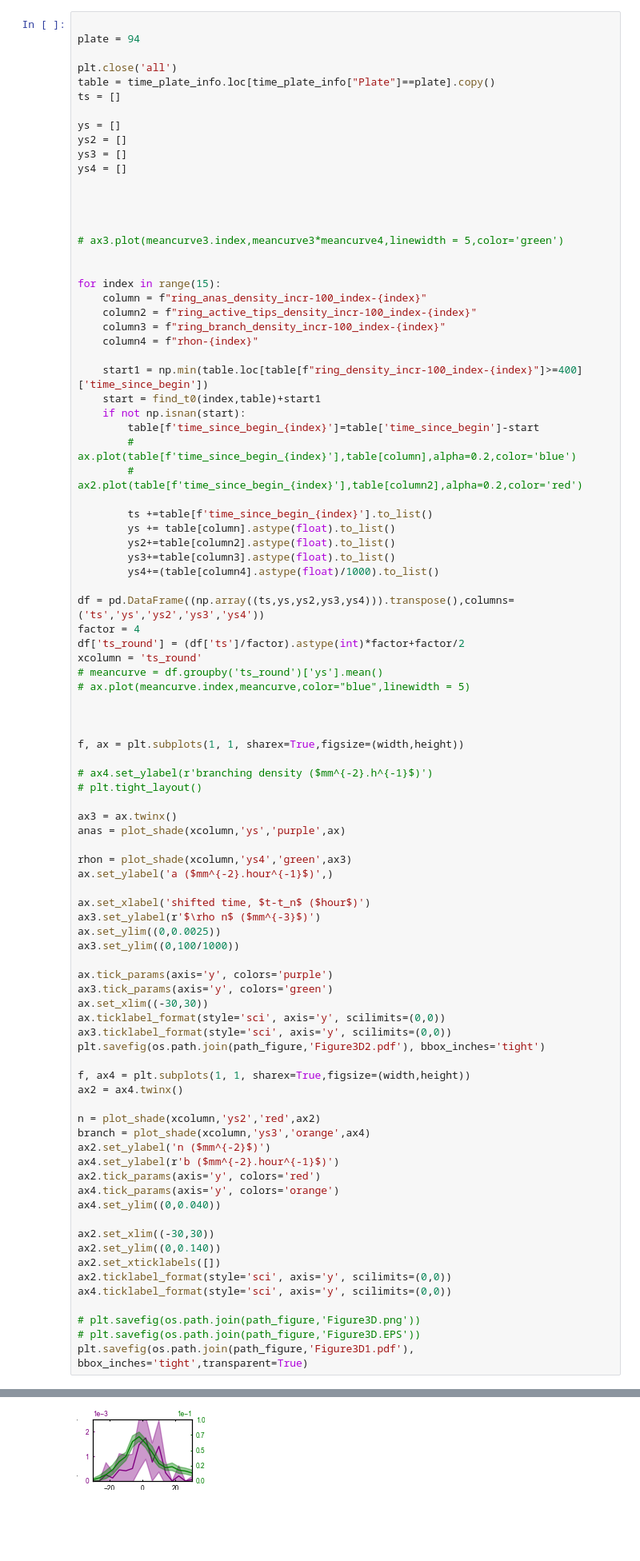
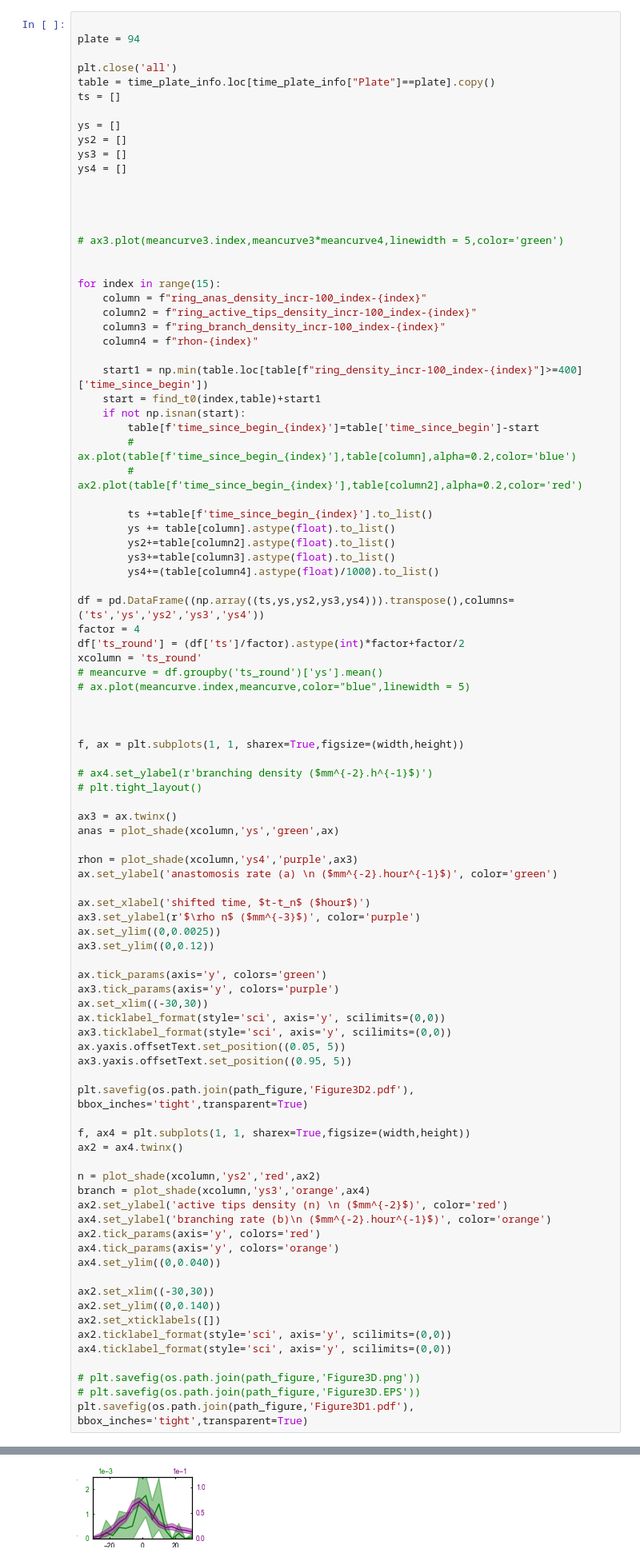
Before and after one commit to Cocopyth/local_amf, a Jupyter notebook: data/Figures_paper/Final_figure/Figure3.ipynb, the cells around one changed output, grey strips where cells are left out. Shown at 80% size. Drawn from its saved outputs; the diff is of its cells as text; blank space fills up the shorter version.

```diff
--- a/data/Figures_paper/Final_figure/Figure3.ipynb
+++ b/data/Figures_paper/Final_figure/Figure3.ipynb
@@ -211,30 +211,33 @@ f, ax = plt.subplots(1, 1, sharex=True,figsize=(width,height))
 # plt.tight_layout()
 
 ax3 = ax.twinx()
-anas = plot_shade(xcolumn,'ys','purple',ax)
+anas = plot_shade(xcolumn,'ys','green',ax)
 
-rhon = plot_shade(xcolumn,'ys4','green',ax3)
-ax.set_ylabel('a ($mm^{-2}.hour^{-1}$)',)
+rhon = plot_shade(xcolumn,'ys4','purple',ax3)
+ax.set_ylabel('anastomosis rate (a) \n ($mm^{-2}.hour^{-1}$)', color='green')
 
 ax.set_xlabel('shifted time, $t-t_n$ ($hour$)')
-ax3.set_ylabel(r'$\rho n$ ($mm^{-3}$)')
+ax3.set_ylabel(r'$\rho n$ ($mm^{-3}$)', color='purple')
 ax.set_ylim((0,0.0025))
-ax3.set_ylim((0,100/1000))
+ax3.set_ylim((0,0.12))
 
-ax.tick_params(axis='y', colors='purple')
-ax3.tick_params(axis='y', colors='green')
+ax.tick_params(axis='y', colors='green')
+ax3.tick_params(axis='y', colors='purple')
 ax.set_xlim((-30,30))
 ax.ticklabel_format(style='sci', axis='y', scilimits=(0,0))
 ax3.ticklabel_format(style='sci', axis='y', scilimits=(0,0))
-plt.savefig(os.path.join(path_figure,'Figure3D2.pdf'), bbox_inches='tight')
+ax.yaxis.offsetText.set_position((0.05, 5))
+ax3.yaxis.offsetText.set_position((0.95, 5))
+
+plt.savefig(os.path.join(path_figure,'Figure3D2.pdf'), bbox_inches='tight',transparent=True)
 
 f, ax4 = plt.subplots(1, 1, sharex=True,figsize=(width,height))
 ax2 = ax4.twinx()
 
 n = plot_shade(xcolumn,'ys2','red',ax2)
 branch = plot_shade(xcolumn,'ys3','orange',ax4)
-ax2.set_ylabel('n ($mm^{-2}$)')
-ax4.set_ylabel(r'b ($mm^{-2}.hour^{-1}$)')
+ax2.set_ylabel('active tips density (n) \n ($mm^{-2}$)', color='red')
+ax4.set_ylabel('branching rate (b)\n ($mm^{-2}.hour^{-1}$)', color='orange')
 ax2.tick_params(axis='y', colors='red')
 ax4.tick_params(axis='y', colors='orange')
 ax4.set_ylim((0,0.040))
@@ -254,2 +257,2 @@ plt.savefig(os.path.join(path_figure,'Figure3D1.pdf'), bbox_inches='tight',trans
-[figure, old version]
+[figure, new version]
 [figure]
```
Also changed, not shown: parts of 20 cells of this notebook, 4 other files.
